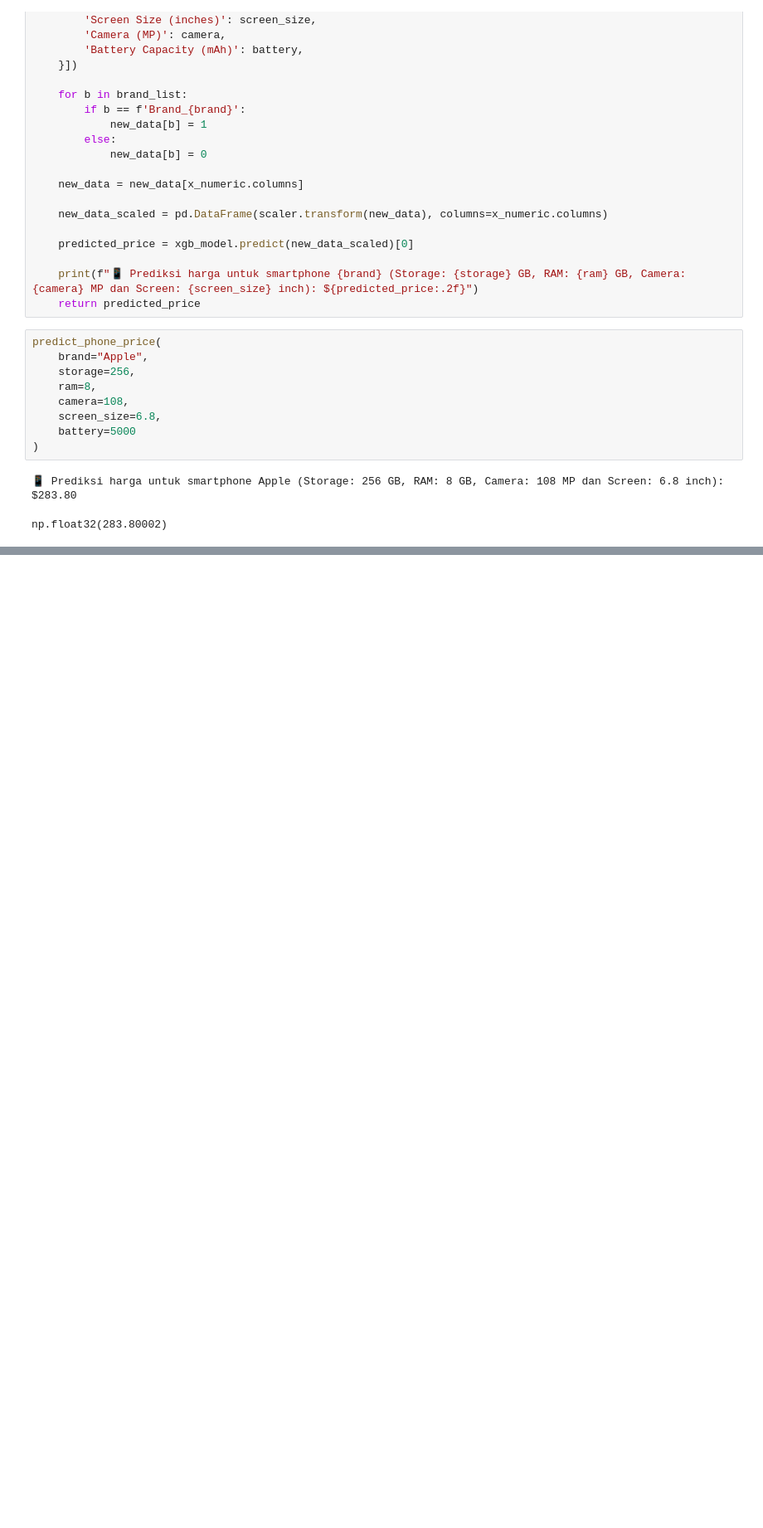
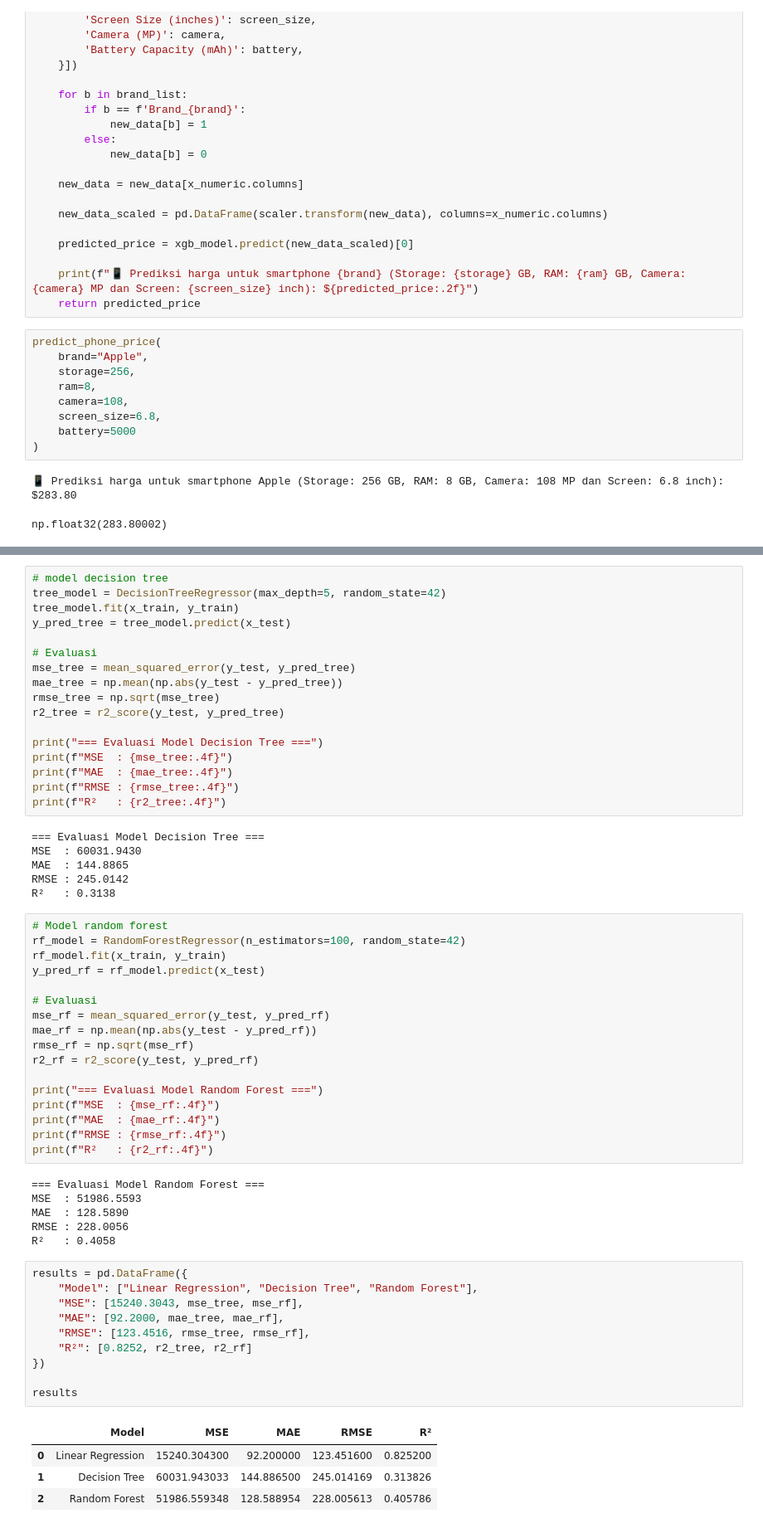
Before and after one commit to Beri-Mesyanti/uib-ai0-2025, a Jupyter notebook: pertemuan-03/phoneprice_prediction.ipynb, the cells around one changed output, grey strips where cells are left out. Shown at 83% size. Cells and saved outputs as stored; diff of their text form; blank space fills up the shorter version.

```diff
--- a/pertemuan-03/phoneprice_prediction.ipynb
+++ b/pertemuan-03/phoneprice_prediction.ipynb
@@ -206,0 +213,61 @@ np.float32(283.80002)
+# %%
+# model decision tree
+tree_model = DecisionTreeRegressor(max_depth=5, random_state=42)
+tree_model.fit(x_train, y_train)
+y_pred_tree = tree_model.predict(x_test)
+
+# Evaluasi
+mse_tree = mean_squared_error(y_test, y_pred_tree)
+mae_tree = np.mean(np.abs(y_test - y_pred_tree))
+rmse_tree = np.sqrt(mse_tree)
+r2_tree = r2_score(y_test, y_pred_tree)
+
+print("=== Evaluasi Model Decision Tree ===")
+print(f"MSE  : {mse_tree:.4f}")
+print(f"MAE  : {mae_tree:.4f}")
+print(f"RMSE : {rmse_tree:.4f}")
+print(f"R²   : {r2_tree:.4f}")
+# %% [output]
+=== Evaluasi Model Decision Tree ===
+MSE  : 60031.9430
+MAE  : 144.8865
+RMSE : 245.0142
+R²   : 0.3138
+# %%
+# Model random forest
+rf_model = RandomForestRegressor(n_estimators=100, random_state=42)
+rf_model.fit(x_train, y_train)
+y_pred_rf = rf_model.predict(x_test)
+
+# Evaluasi
+mse_rf = mean_squared_error(y_test, y_pred_rf)
+mae_rf = np.mean(np.abs(y_test - y_pred_rf))
+rmse_rf = np.sqrt(mse_rf)
+r2_rf = r2_score(y_test, y_pred_rf)
+
+print("=== Evaluasi Model Random Forest ===")
+print(f"MSE  : {mse_rf:.4f}")
+print(f"MAE  : {mae_rf:.4f}")
+print(f"RMSE : {rmse_rf:.4f}")
+print(f"R²   : {r2_rf:.4f}")
+# %% [output]
+=== Evaluasi Model Random Forest ===
+MSE  : 51986.5593
+MAE  : 128.5890
+RMSE : 228.0056
+R²   : 0.4058
+# %%
+results = pd.DataFrame({
+    "Model": ["Linear Regression", "Decision Tree", "Random Forest"],
+    "MSE": [15240.3043, mse_tree, mse_rf],
+    "MAE": [92.2000, mae_tree, mae_rf],
+    "RMSE": [123.4516, rmse_tree, rmse_rf],
+    "R²": [0.8252, r2_tree, r2_rf]
+})
+
+results
+# %% [output]
+|  | Model | MSE | MAE | RMSE | R² |
+| 0 | Linear Regression | 15240.304300 | 92.200000 | 123.451600 | 0.825200 |
+| 1 | Decision Tree | 60031.943033 | 144.886500 | 245.014169 | 0.313826 |
+| 2 | Random Forest | 51986.559348 | 128.588954 | 228.005613 | 0.405786 |
```
Also changed, not shown: parts of 2 cells of this notebook.
